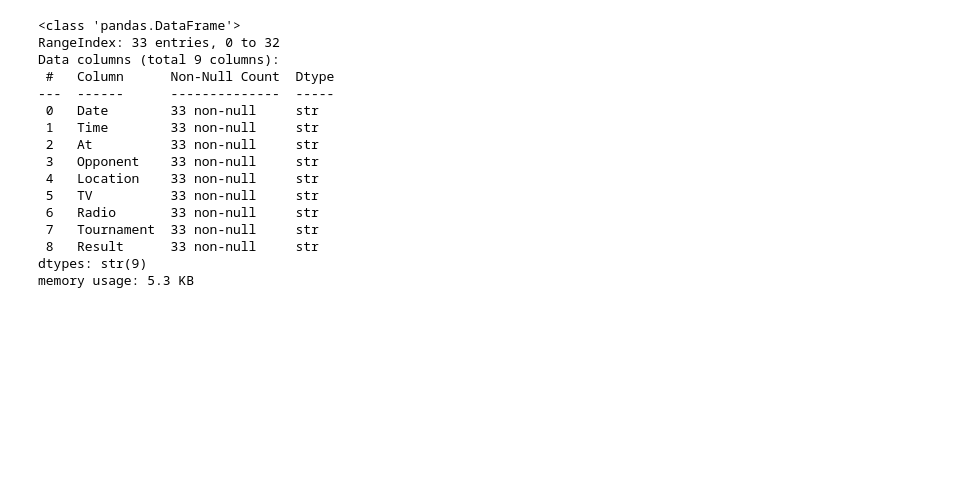
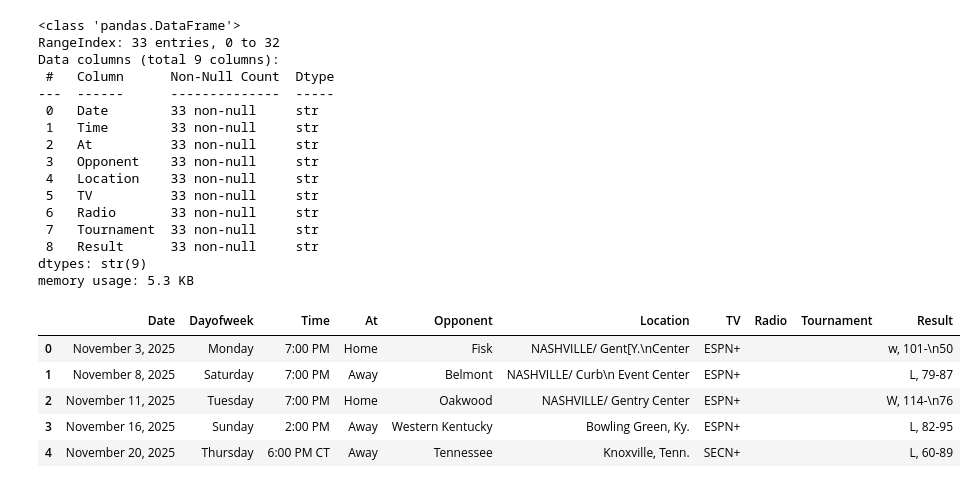
Before and after one commit to e-harrell/TSUBasketball, a Jupyter notebook: initial code.ipynb, the cells around one changed output. Saved outputs shown, nothing was run; the diff lists cells and outputs as text; code cells hidden in the pictures; blank space fills up the shorter version.

Commit message:
added code to split Date column

```diff
--- a/initial code.ipynb
+++ b/initial code.ipynb
@@ -415,3 +556,19 @@ Data columns (total 9 columns):
  8   Result      33 non-null     str
 dtypes: str(9)
 memory usage: 5.3 KB
+# %%
+#splitting Date column
+df[["Date", "Dayofweek"]] = df.Date.str.split('(', expand=True)
+#remove ) from Dayofweek column
+df['Dayofweek']=df['Dayofweek'].str.replace(')', '')
+#rearrange columns
+col = df.pop('Dayofweek')
+df.insert(1, 'Dayofweek', col)
+df.head()
+# %% [output]
+|  | Date | Dayofweek | Time | At | Opponent | Location | TV | Radio | Tournament | Result |
+| 0 | November 3, 2025 | Monday | 7:00 PM | Home | Fisk | NASHVILLE/ Gent[Y.\nCenter | ESPN+ |  |  | w, 101-\n50 |
+| 1 | November 8, 2025 | Saturday | 7:00 PM | Away | Belmont | NASHVILLE/ Curb\n Event Center | ESPN+ |  |  | L, 79-87 |
+| 2 | November 11, 2025 | Tuesday | 7:00 PM | Home | Oakwood | NASHVILLE/ Gentry Center | ESPN+ |  |  | W, 114-\n76 |
+| 3 | November 16, 2025 | Sunday | 2:00 PM | Away | Western Kentucky | Bowling Green, Ky. | ESPN+ |  |  | L, 82-95 |
+| 4 | November 20, 2025 | Thursday | 6:00 PM CT | Away | Tennessee | Knoxville, Tenn. | SECN+ |  |  | L, 60-89 |
```
Also changed, not shown: parts of 14 cells of this notebook.
